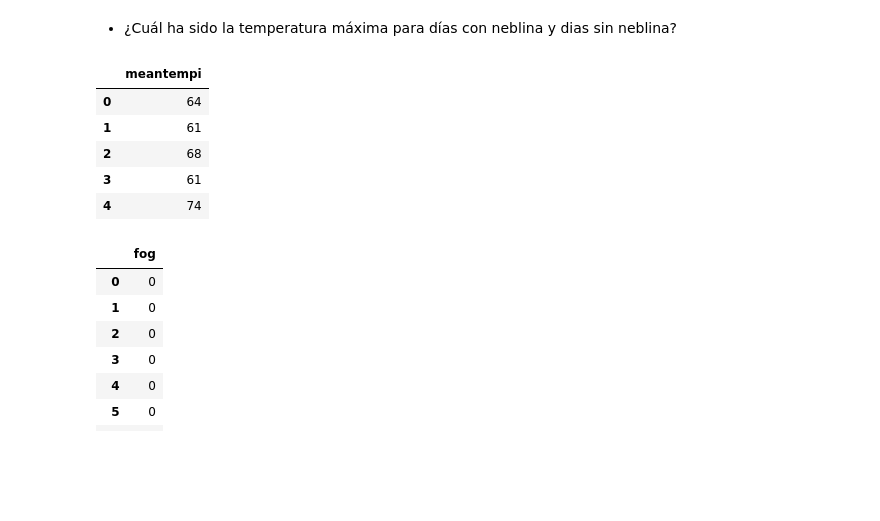
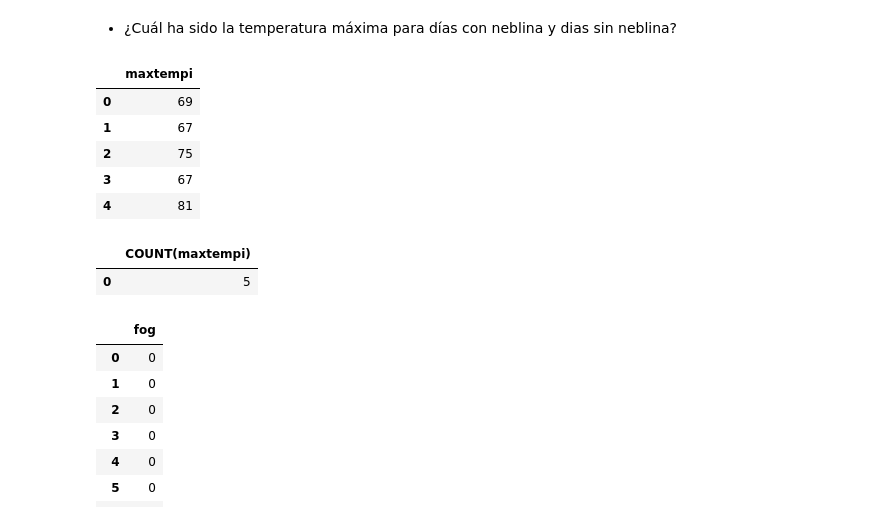
Before and after one commit to DCIDA2019/da2019-Stefany2889, a Jupyter notebook: Semana6/ejercicio_clase6.ipynb, the cells around one changed output. Cells and saved outputs as stored; diff of their text form; code cells hidden in the pictures; blank space fills up the shorter version.

```diff
--- a/Semana6/ejercicio_clase6.ipynb
+++ b/Semana6/ejercicio_clase6.ipynb
@@ -78,14 +78,19 @@ pdsql("SELECT COUNT(precipi) FROM wather;")
 # %% [markdown]
  - ¿Cuál ha sido la temperatura máxima para días con neblina y dias sin neblina?
 # %%
-pdsql("SELECT meantempi FROM wather WHERE  fog > 0;") # días con neblina
+pdsql("SELECT maxtempi FROM wather WHERE  fog > 0;") # días con neblina
 # %% [output]
-|  | meantempi |
-| 0 | 64 |
-| 1 | 61 |
-| 2 | 68 |
-| 3 | 61 |
-| 4 | 74 |
+|  | maxtempi |
+| 0 | 69 |
+| 1 | 67 |
+| 2 | 75 |
+| 3 | 67 |
+| 4 | 81 |
+# %%
+pdsql("SELECT COUNT(maxtempi) FROM wather WHERE  fog > 0;") # días con neblina
+# %% [output]
+|  | COUNT(maxtempi) |
+| 0 | 5 |
 # %%
 pdsql("SELECT fog FROM wather;")
 # %% [output]
```
Also changed, not shown: parts of 6 cells of this notebook, 1 other file.
